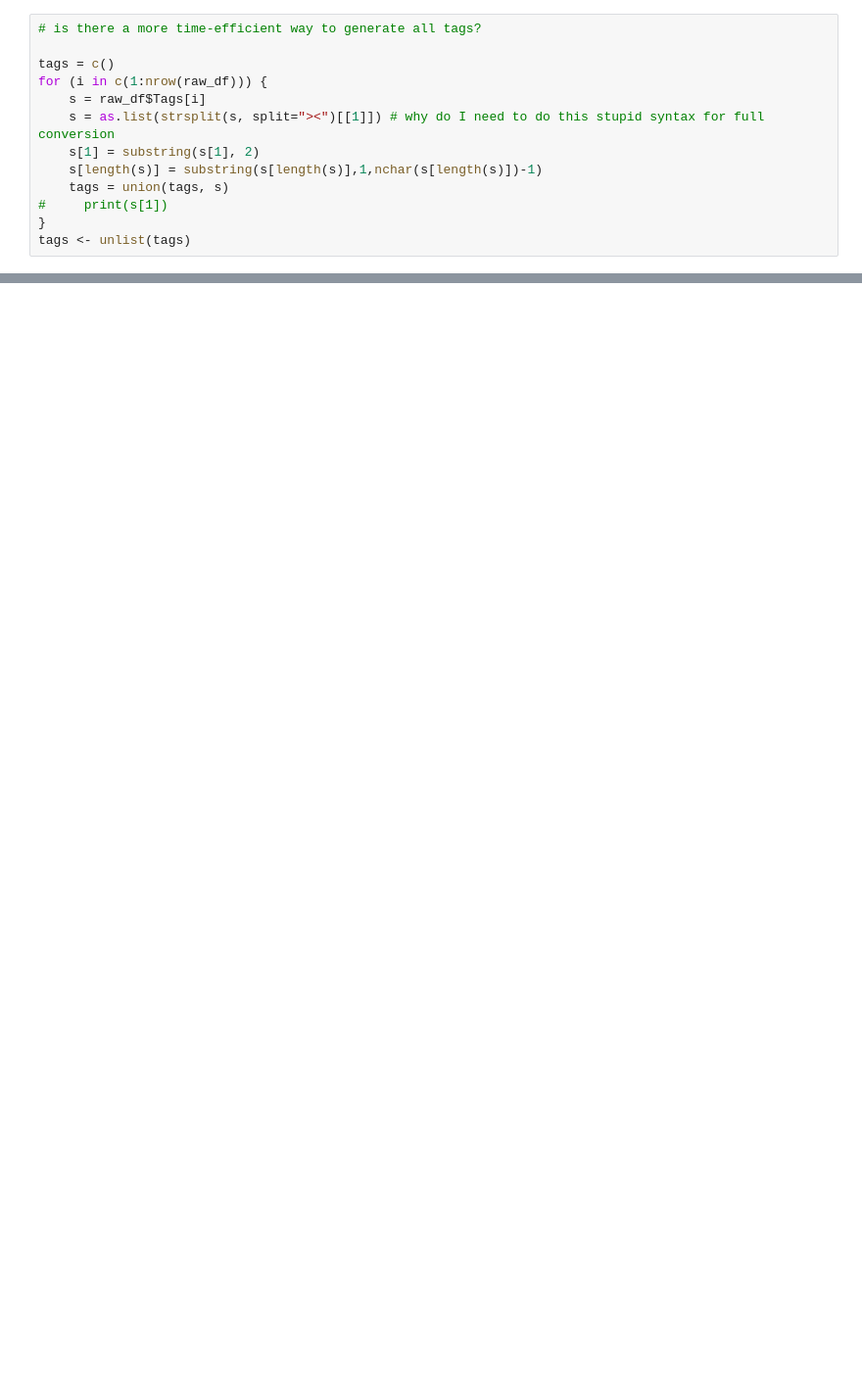
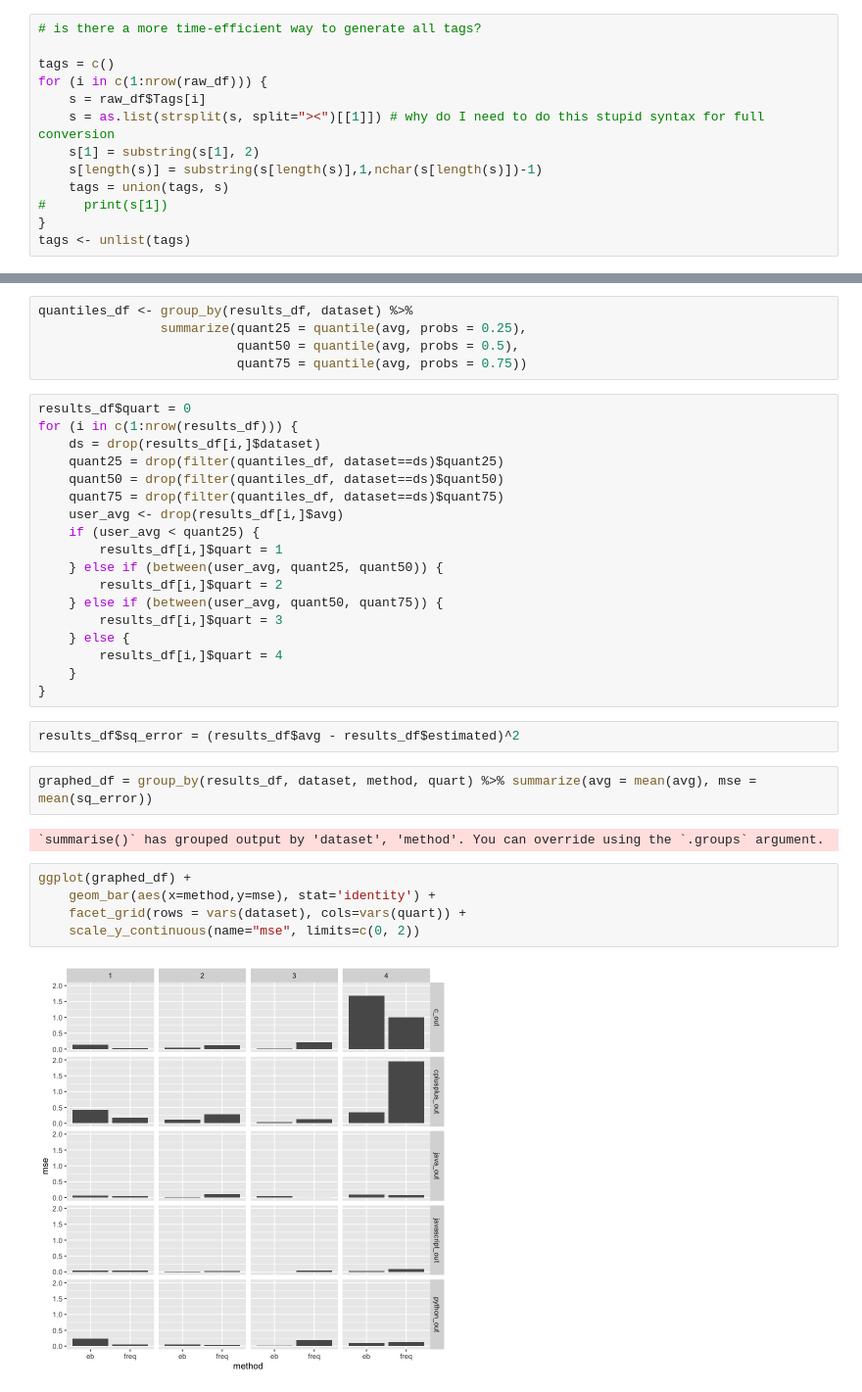
Before and after one commit to LEFTA98/empirical_bayes, a Jupyter notebook: sede_prelim_experiments.ipynb, the cells around one changed output, grey strips where cells are left out. Shown at 98% size. Saved outputs shown, nothing was run; the diff lists cells and outputs as text; blank space fills up the shorter version.

```diff
--- a/sede_prelim_experiments.ipynb
+++ b/sede_prelim_experiments.ipynb
@@ -124,0 +270,36 @@ A tibble: 6 × 8
+# %%
+quantiles_df <- group_by(results_df, dataset) %>%
+                summarize(quant25 = quantile(avg, probs = 0.25),
+                          quant50 = quantile(avg, probs = 0.5),
+                          quant75 = quantile(avg, probs = 0.75))
+# %%
+results_df$quart = 0
+for (i in c(1:nrow(results_df))) {
+    ds = drop(results_df[i,]$dataset)
+    quant25 = drop(filter(quantiles_df, dataset==ds)$quant25)
+    quant50 = drop(filter(quantiles_df, dataset==ds)$quant50)
+    quant75 = drop(filter(quantiles_df, dataset==ds)$quant75)
+    user_avg <- drop(results_df[i,]$avg)
+    if (user_avg < quant25) {
+        results_df[i,]$quart = 1
+    } else if (between(user_avg, quant25, quant50)) {
+        results_df[i,]$quart = 2
+    } else if (between(user_avg, quant50, quant75)) {
+        results_df[i,]$quart = 3
+    } else {
+        results_df[i,]$quart = 4
+    }
+}
+# %%
+results_df$sq_error = (results_df$avg - results_df$estimated)^2
+# %%
+graphed_df = group_by(results_df, dataset, method, quart) %>% summarize(avg = mean(avg), mse = mean(sq_error))
+# %% [output]
+`summarise()` has grouped output by 'dataset', 'method'. You can override using the `.groups` argument.
+# %%
+ggplot(graphed_df) +
+    geom_bar(aes(x=method,y=mse), stat='identity') +
+    facet_grid(rows = vars(dataset), cols=vars(quart)) +
+    scale_y_continuous(name="mse", limits=c(0, 2))
+# %% [output]
+[figure, added]
```
Also changed, not shown: parts of 27 cells of this notebook.
